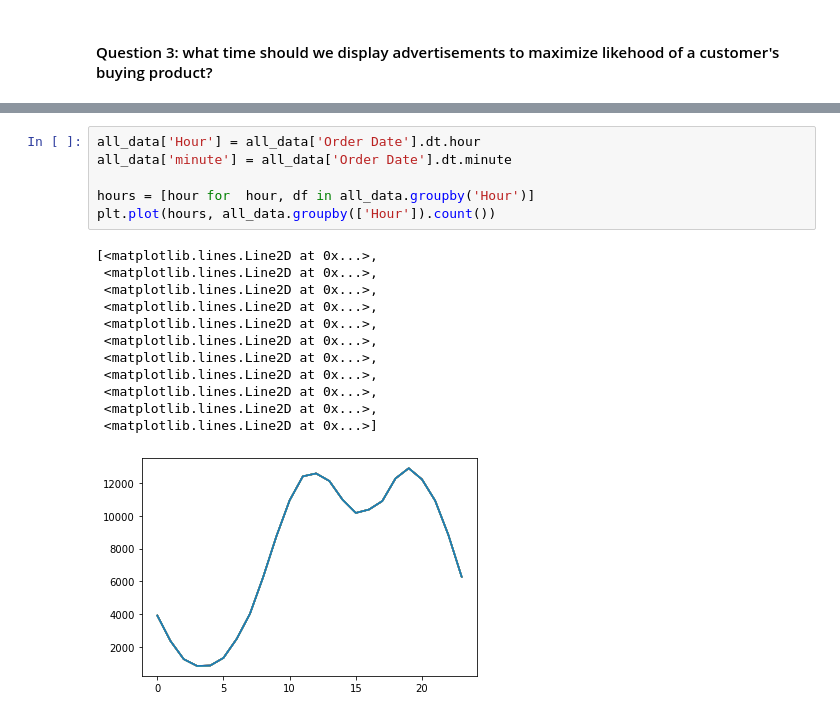
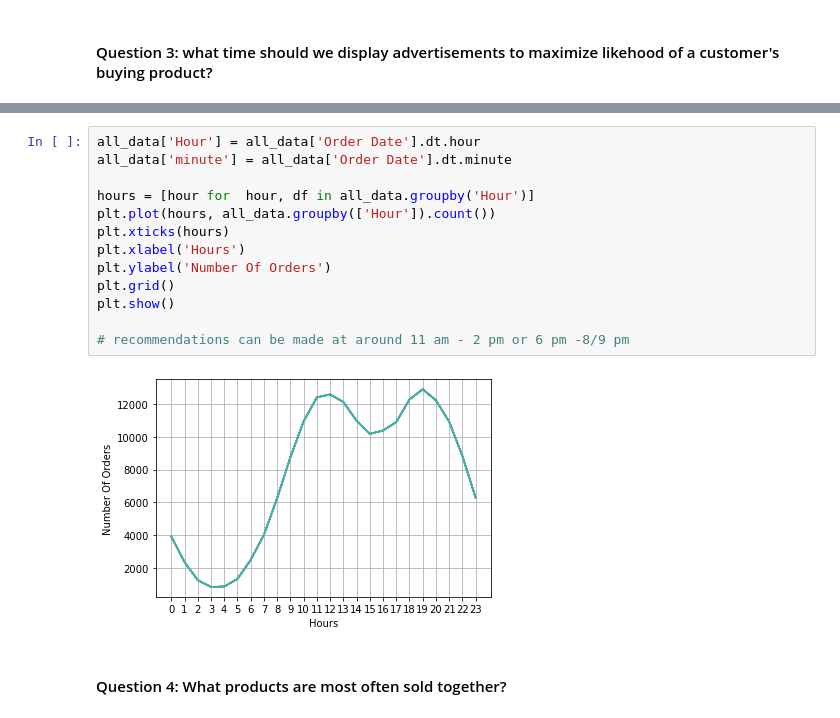
Before and after one commit to lsmucassi/python_venom_attack, a Jupyter notebook: data_science/real_world_exam/SalesAnalysis/Just_analysis.ipynb, the cells around one changed output, grey strips where cells are left out. Cells and saved outputs as stored; diff of their text form.

Commit message:
Question 3: answered

```diff
--- a/data_science/real_world_exam/SalesAnalysis/Just_analysis.ipynb
+++ b/data_science/real_world_exam/SalesAnalysis/Just_analysis.ipynb
@@ -209,19 +218,17 @@ all_data['Order Date'] = pd.to_datetime(all_data['Order Date'])
 # %%
 all_data['Hour'] = all_data['Order Date'].dt.hour
 all_data['minute'] = all_data['Order Date'].dt.minute
 
 hours = [hour for  hour, df in all_data.groupby('Hour')]
 plt.plot(hours, all_data.groupby(['Hour']).count())
+plt.xticks(hours)
+plt.xlabel('Hours')
+plt.ylabel('Number Of Orders')
+plt.grid()
+plt.show()
+
+# recommendations can be made at around 11 am - 2 pm or 6 pm -8/9 pm
 # %% [output]
-[<matplotlib.lines.Line2D at 0x...>,
- <matplotlib.lines.Line2D at 0x...>,
- <matplotlib.lines.Line2D at 0x...>,
- <matplotlib.lines.Line2D at 0x...>,
- <matplotlib.lines.Line2D at 0x...>,
- <matplotlib.lines.Line2D at 0x...>,
- <matplotlib.lines.Line2D at 0x...>,
- <matplotlib.lines.Line2D at 0x...>,
- <matplotlib.lines.Line2D at 0x...>,
- <matplotlib.lines.Line2D at 0x...>,
- <matplotlib.lines.Line2D at 0x...>]
-[figure, old version]
+[figure, new version]
+# %% [markdown]
+#### Question 4: What products are most often sold together?
```
Also changed, not shown: parts of 4 cells of this notebook, 1 other file.
